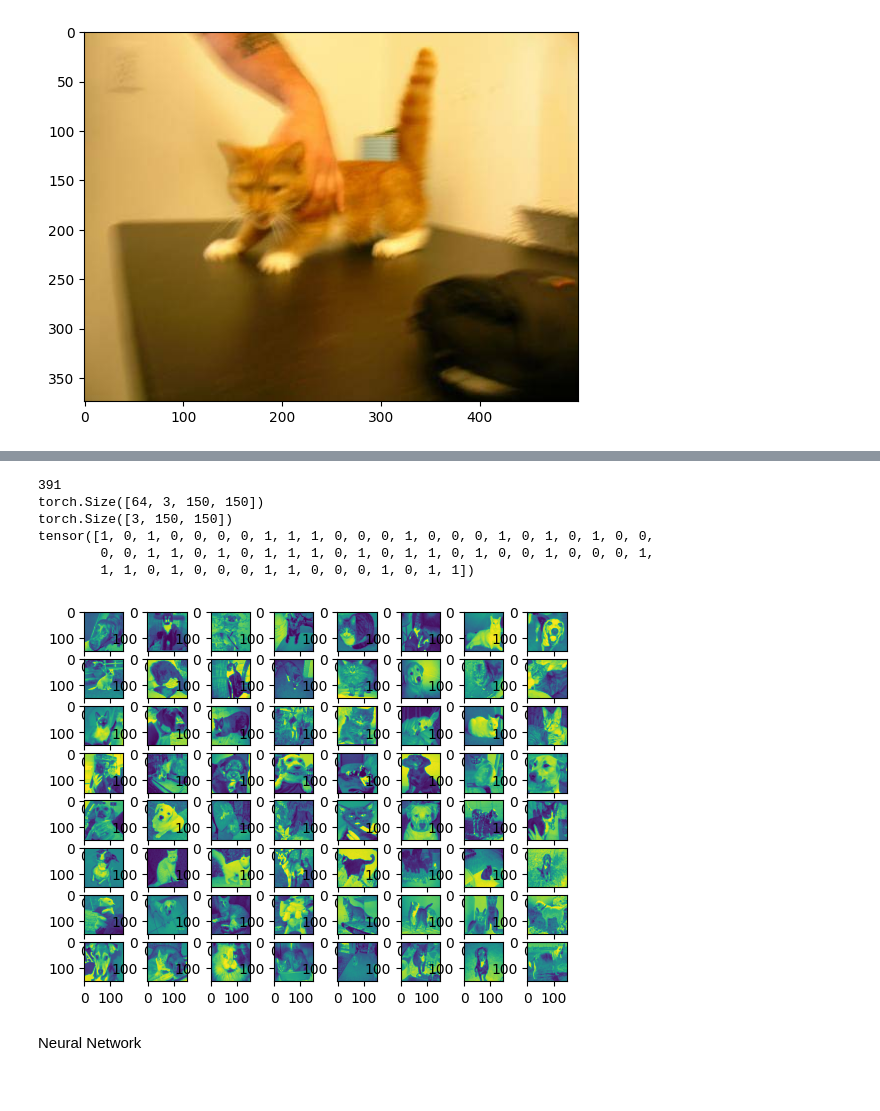
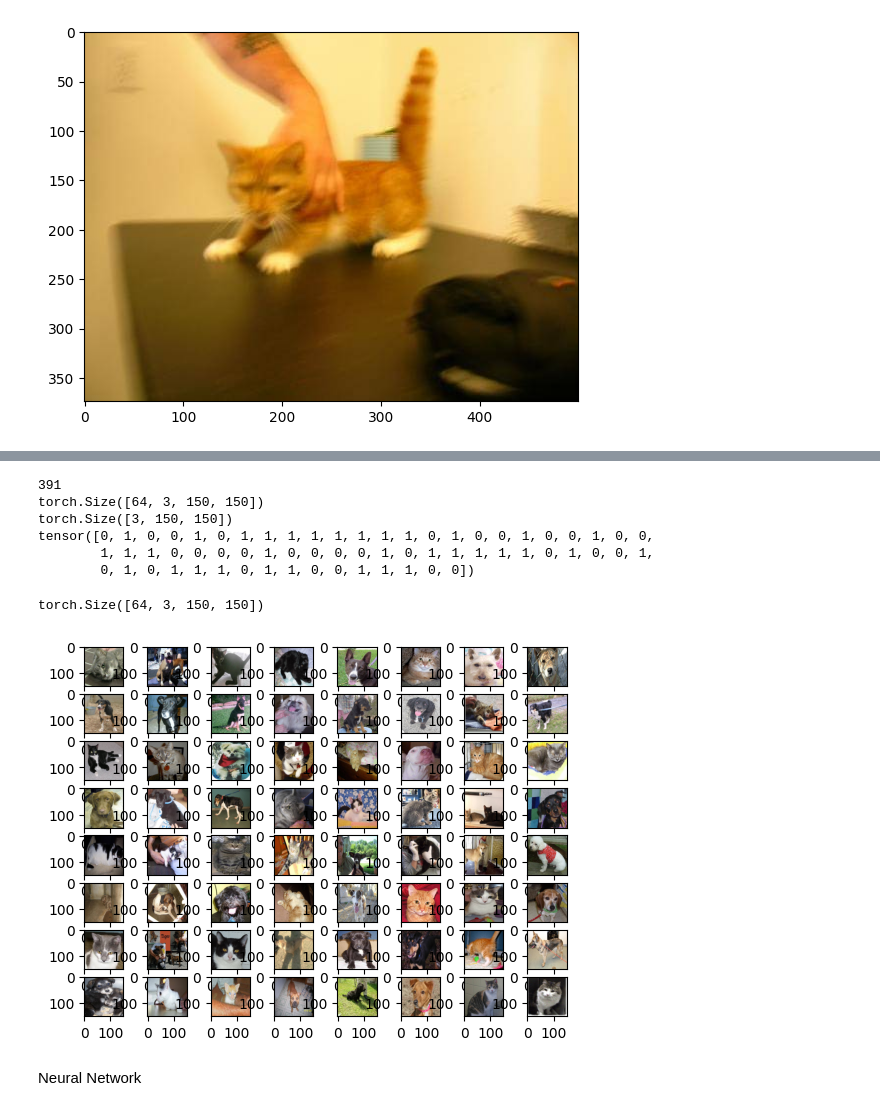
Before and after one commit to AhmedRadwan02/CatsAndDogs, a Jupyter notebook: CatDog.ipynb, the cells around one changed output, grey strips where cells are left out. Cells and saved outputs as stored; diff of their text form; code cells hidden in the pictures.

```diff
--- a/CatDog.ipynb
+++ b/CatDog.ipynb
@@ -51,6 +51,6 @@ class MyDataset(Dataset):
         if self.trans:
             im = self.trans(im)
         #im = np.transpose(im,(1,2,0))
-        return (im / 255, label)
+        return (im, label)
 # %%
 train = MyDataset("C:\\Users\\Ahmed\\Desktop\\CatDogData\\train", transforms.Compose([transforms.ToTensor(),transforms.Resize((150,150)) ] ) )
@@ -72,15 +72,17 @@ print(batch[1])
 391
 torch.Size([64, 3, 150, 150])
 torch.Size([3, 150, 150])
-tensor([1, 0, 1, 0, 0, 0, 0, 1, 1, 1, 0, 0, 0, 1, 0, 0, 0, 1, 0, 1, 0, 1, 0, 0,
-        0, 0, 1, 1, 0, 1, 0, 1, 1, 1, 0, 1, 0, 1, 1, 0, 1, 0, 0, 1, 0, 0, 0, 1,
-        1, 1, 0, 1, 0, 0, 0, 1, 1, 0, 0, 0, 1, 0, 1, 1])
+tensor([0, 1, 0, 0, 1, 0, 1, 1, 1, 1, 1, 1, 1, 1, 0, 1, 0, 0, 1, 0, 0, 1, 0, 0,
+        1, 1, 1, 0, 0, 0, 0, 1, 0, 0, 0, 0, 1, 0, 1, 1, 1, 1, 1, 0, 1, 0, 0, 1,
+        0, 1, 0, 1, 1, 1, 0, 1, 1, 0, 0, 1, 1, 1, 0, 0])
 # %%
+print(batch[0].shape)
 for i in range(64):
   plt.subplot(8,8,i+1)
-  plt.imshow(batch[0][i][0,:,:])
+  plt.imshow(batch[0][i,:,:,:].permute(1, 2, 0))
 # %% [output]
+torch.Size([64, 3, 150, 150])
-[figure, old version]
+[figure, new version]
 # %% [markdown]
 <font size = '8'> Neural Network </font>
 # %%
```
Also changed, not shown: parts of 10 cells of this notebook.
